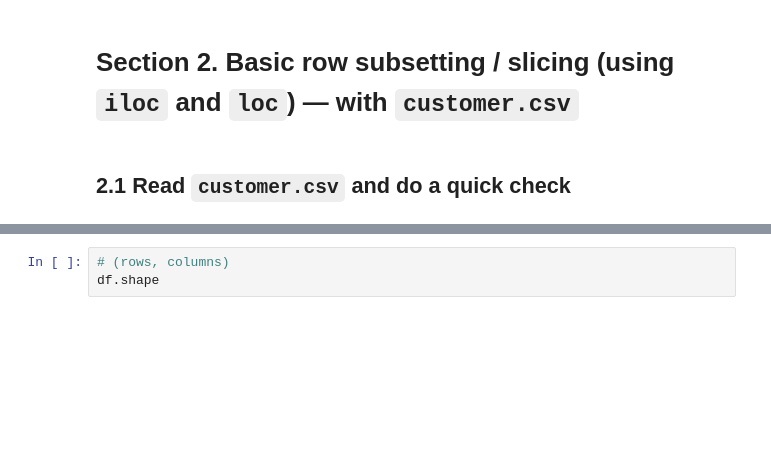
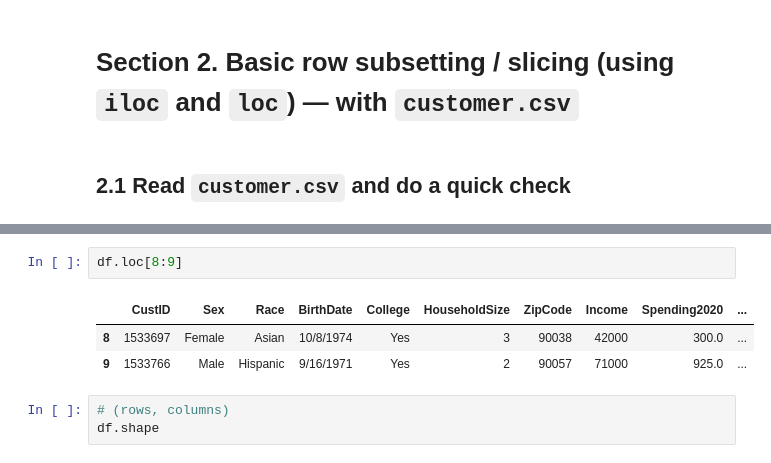
Before and after one commit to clearmindlearn/IST4510-Spring-2026, a Jupyter notebook: Python-Code/Pandas-Data-Management/Pandas_Lecture-Section1-2.ipynb, the cells around one changed output, grey strips where cells are left out. Cells and saved outputs as stored; diff of their text form; blank space fills up the shorter version.

```diff
--- a/Python-Code/Pandas-Data-Management/Pandas_Lecture-Section1-2.ipynb
+++ b/Python-Code/Pandas-Data-Management/Pandas_Lecture-Section1-2.ipynb
@@ -339,6 +339,12 @@ df.head()
 | 2 | 1532160 | Male | Black | 5/22/1966 | Yes | 2 | 90027 | 64000 | 523.0 | ... |
 | 3 | 1532307 | Male | White | 9/16/1964 | Yes | 4 | 90029 | 60000 | 516.0 | ... |
 | 4 | 1532356 | Female | Hispanic | 7/15/1964 | No | 5 | 90017 | 47000 | 555.0 | ... |
+# %%
+df.loc[8:9]
+# %% [output]
+|  | CustID | Sex | Race | BirthDate | College | HouseholdSize | ZipCode | Income | Spending2020 | ... |
+| 8 | 1533697 | Female | Asian | 10/8/1974 | Yes | 3 | 90038 | 42000 | 300.0 | ... |
+| 9 | 1533766 | Male | Hispanic | 9/16/1971 | Yes | 2 | 90057 | 71000 | 925.0 | ... |
 # %%
 # (rows, columns)
 df.shape
```
Also changed, not shown: parts of 6 cells of this notebook.
